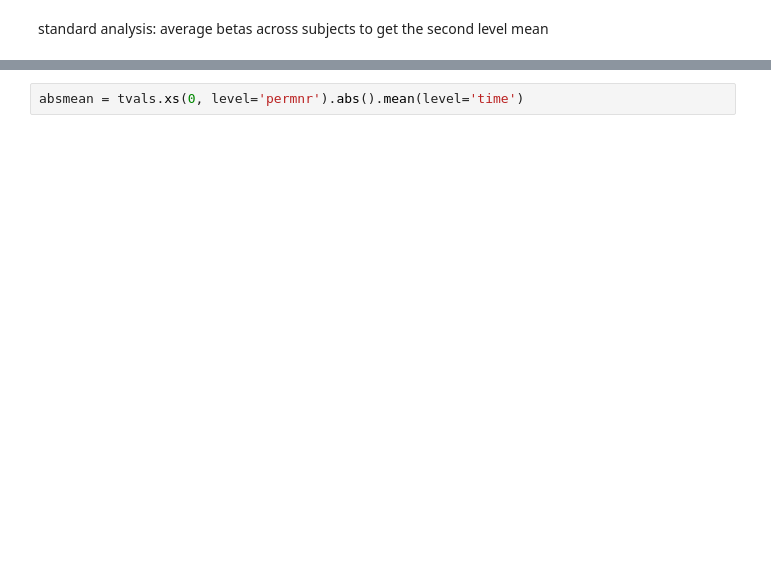
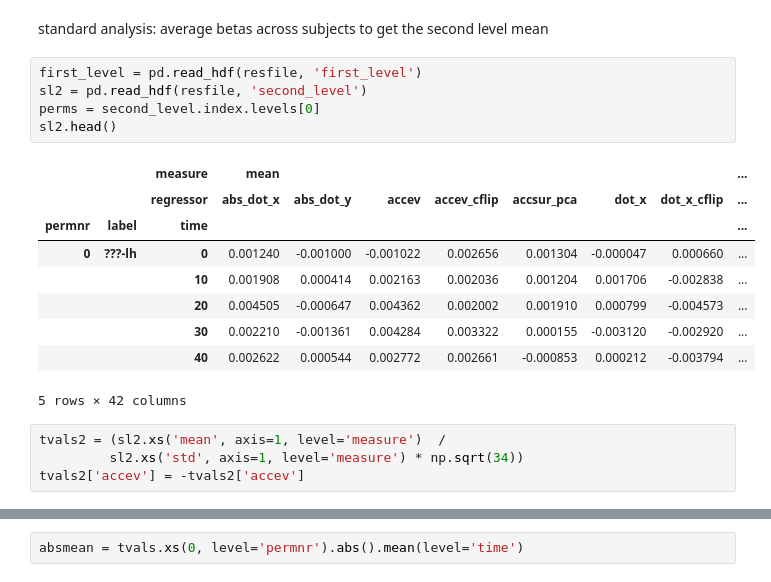
Before and after one commit to sbitzer/BeeMEG, a Jupyter notebook: MEG_sequential.ipynb, the cells around one changed output, grey strips where cells are left out. Saved outputs shown, nothing was run; the diff lists cells and outputs as text; blank space fills up the shorter version.

```diff
--- a/MEG_sequential.ipynb
+++ b/MEG_sequential.ipynb
@@ -152,2 +168,21 @@ perms = second_level.index.levels[0]
 # %% [markdown]
 standard analysis: average betas across subjects to get the second level mean
+# %%
+first_level = pd.read_hdf(resfile, 'first_level')
+sl2 = pd.read_hdf(resfile, 'second_level')
+perms = second_level.index.levels[0]
+sl2.head()
+# %% [output]
+|  |  | measure | mean |  |  |  |  |  |  | ... |
+|  |  | regressor | abs_dot_x | abs_dot_y | accev | accev_cflip | accsur_pca | dot_x | dot_x_cflip | ... |
+| permnr | label | time |  |  |  |  |  |  |  | ... |
+| 0 | ???-lh | 0 | 0.001240 | -0.001000 | -0.001022 | 0.002656 | 0.001304 | -0.000047 | 0.000660 | ... |
+|  |  | 10 | 0.001908 | 0.000414 | 0.002163 | 0.002036 | 0.001204 | 0.001706 | -0.002838 | ... |
+|  |  | 20 | 0.004505 | -0.000647 | 0.004362 | 0.002002 | 0.001910 | 0.000799 | -0.004573 | ... |
+|  |  | 30 | 0.002210 | -0.001361 | 0.004284 | 0.003322 | 0.000155 | -0.003120 | -0.002920 | ... |
+|  |  | 40 | 0.002622 | 0.000544 | 0.002772 | 0.002661 | -0.000853 | 0.000212 | -0.003794 | ... |
+5 rows × 42 columns
+# %%
+tvals2 = (sl2.xs('mean', axis=1, level='measure')  /
+         sl2.xs('std', axis=1, level='measure') * np.sqrt(34))
+tvals2['accev'] = -tvals2['accev']
```
Also changed, not shown: parts of 43 cells of this notebook.
